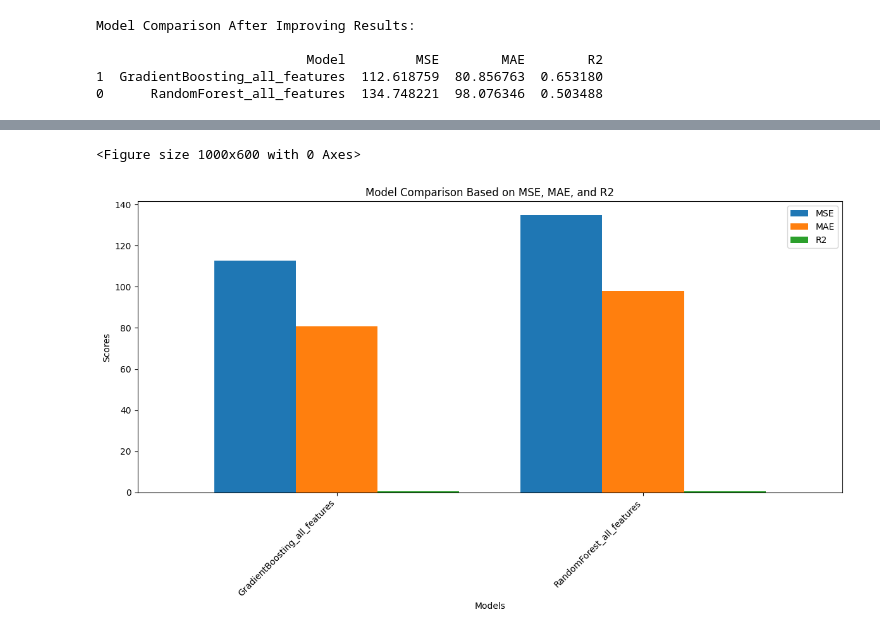
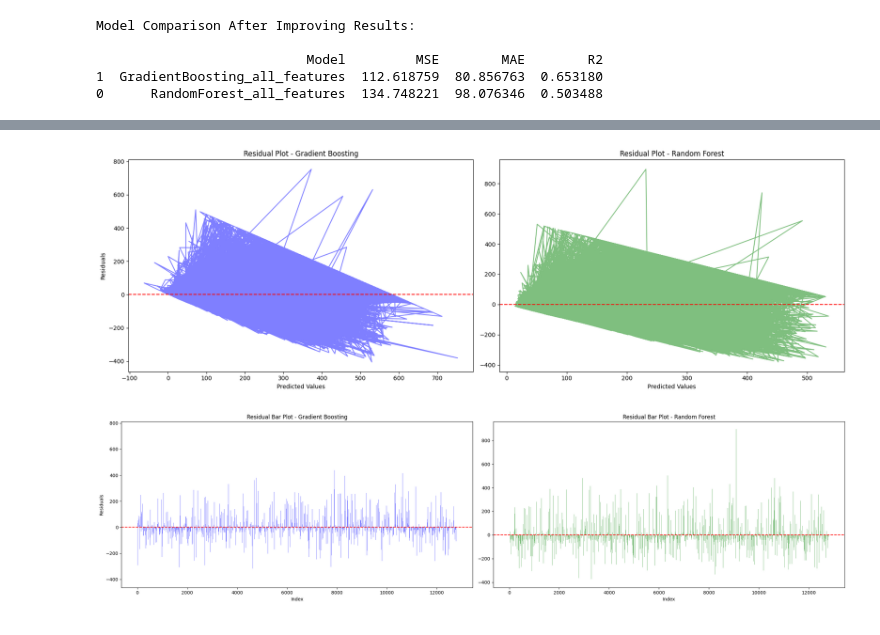
Before and after one commit to rahmaanwer22/DEPI_Project, a Jupyter notebook: Milestone3.ipynb, the cells around one changed output, grey strips where cells are left out. Saved outputs shown, nothing was run; the diff lists cells and outputs as text; code cells hidden in the pictures.

```diff
--- a/Milestone3.ipynb
+++ b/Milestone3.ipynb
@@ -40,7 +41,7 @@ results = []
 # %% [markdown]
 <h3 style="color:#70C1B3; font-weight:bold">Arima Model</h3>
 # %%
-y_series = data.set_index("ds")["y"]
+'''y_series = data.set_index("ds")["y"]
 arima_model = auto_arima(y_series, seasonal=False, stepwise=True, suppress_warnings=True)
 arima_pred = arima_model.predict_in_sample()
 arima_r2 = r2_score(y_series, arima_pred)
@@ -48,5 +49,5 @@ results.append(("ARIMA_date_only", {
     "MSE": np.sqrt(mean_squared_error(y_series, arima_pred)),
     "MAE": mean_absolute_error(y_series, arima_pred),
     "R2": arima_r2
-}))
+}))'''
 # %% [output]
@@ -105,5 +108,10 @@ results.append(("RandomForest_all_features", {
 <h3 style="color:#70C1B3; font-weight:bold">Gradient Boosting</h3>
 # %%
+imputer = SimpleImputer(strategy='mean')
+
+X_train = imputer.fit_transform(X_train)
+X_test = imputer.transform(X_test)
+
 gb = GradientBoostingRegressor()
 gs_gb = GridSearchCV(gb, {
     "n_estimators": [50, 100],
@@ -354,25 +368,39 @@ plt.show()
-# %%
-import matplotlib.pyplot as plt
-import seaborn as sns
-
-improved_results_df = pd.DataFrame(improved_results, columns=["Model", "Metrics"])
-
-improved_results_df[["MSE", "MAE", "R2"]] = improved_results_df["Metrics"].apply(pd.Series)
-improved_results_df.drop(columns=["Metrics"], inplace=True)
-
-improved_results_df = improved_results_df.sort_values("MSE")
-
-plt.figure(figsize=(10, 6))
-
-improved_results_df.set_index('Model')[['MSE', 'MAE', 'R2']].plot(kind='bar', width=0.8, figsize=(12, 7))
-
-plt.title('Model Comparison Based on MSE, MAE, and R2')
-plt.xlabel('Models')
-plt.ylabel('Scores')
-plt.xticks(rotation=45, ha='right')
-plt.tight_layout()
-
-plt.show()
-# %% [output]
-<Figure size 1000x600 with 0 Axes>
-[figure, removed]
+# %%
+fig, axes = plt.subplots(1, 2, figsize=(18, 6))
+
+residuals_gb = y_test - y_gb_pred
+axes[0].plot(y_gb_pred, residuals_gb, 'b-', alpha=0.5)
+axes[0].axhline(y=0, color='r', linestyle='--')
+axes[0].set_title('Residual Plot - Gradient Boosting')
+axes[0].set_xlabel('Predicted Values')
+axes[0].set_ylabel('Residuals')
+
+residuals_rf = y_test - y_rf_pred
+axes[1].plot(y_rf_pred, residuals_rf, 'g-', alpha=0.5)
+axes[1].axhline(y=0, color='r', linestyle='--')
+axes[1].set_title('Residual Plot - Random Forest')
+axes[1].set_xlabel('Predicted Values')
+
+plt.tight_layout()
+plt.show()
+# %% [output]
+[figure, added]
+# %%
+fig, axes = plt.subplots(1, 2, figsize=(23, 6))
+residuals_gb = y_test - y_gb_pred
+axes[0].bar(np.arange(len(residuals_gb)), residuals_gb, color='b', alpha=0.5)
+axes[0].axhline(y=0, color='r', linestyle='--')
+axes[0].set_title('Residual Bar Plot - Gradient Boosting')
+axes[0].set_xlabel('Index')
+axes[0].set_ylabel('Residuals')
+
+residuals_rf = y_test - y_rf_pred
+axes[1].bar(np.arange(len(residuals_rf)), residuals_rf, color='g', alpha=0.5)
+axes[1].axhline(y=0, color='r', linestyle='--')
+axes[1].set_title('Residual Bar Plot - Random Forest')
+axes[1].set_xlabel('Index')
+
+plt.tight_layout()
+plt.show()
+# %% [output]
+[figure, added]
```
Also changed, not shown: parts of 22 cells of this notebook, 4 other files.
